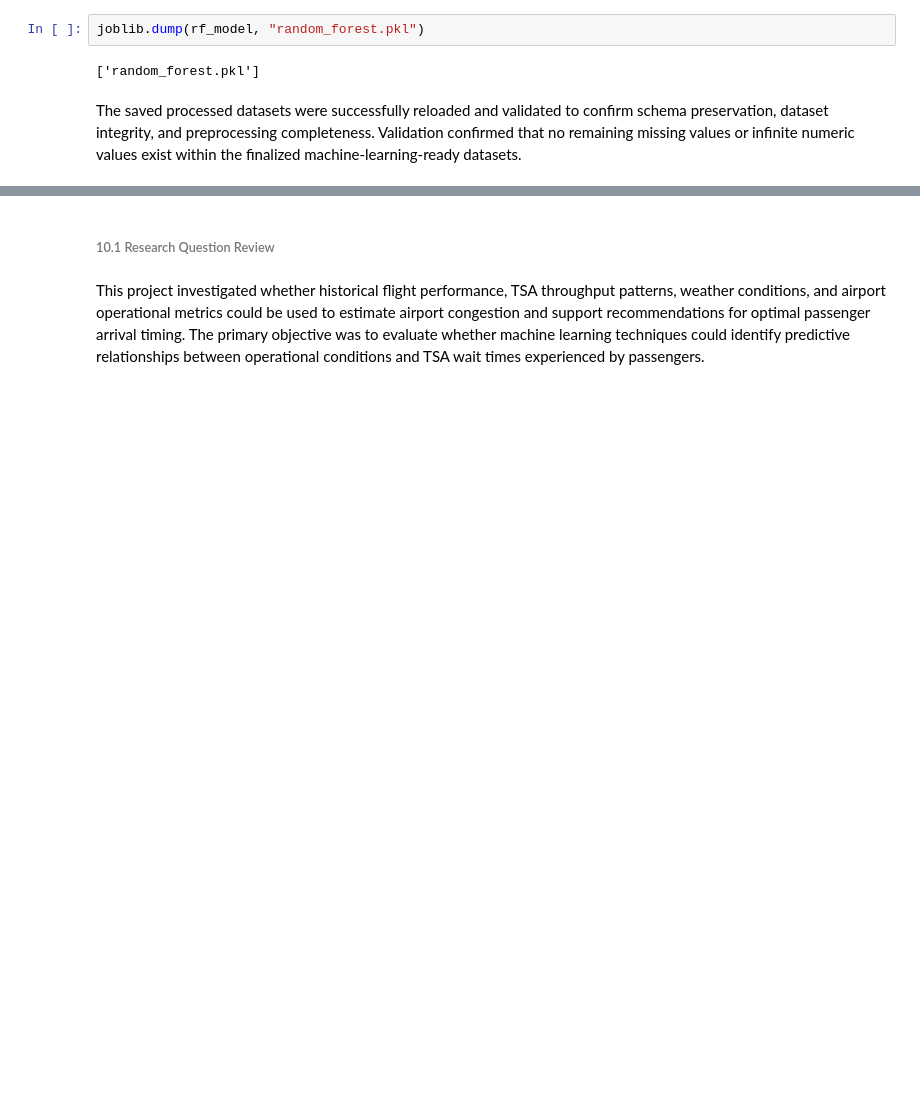
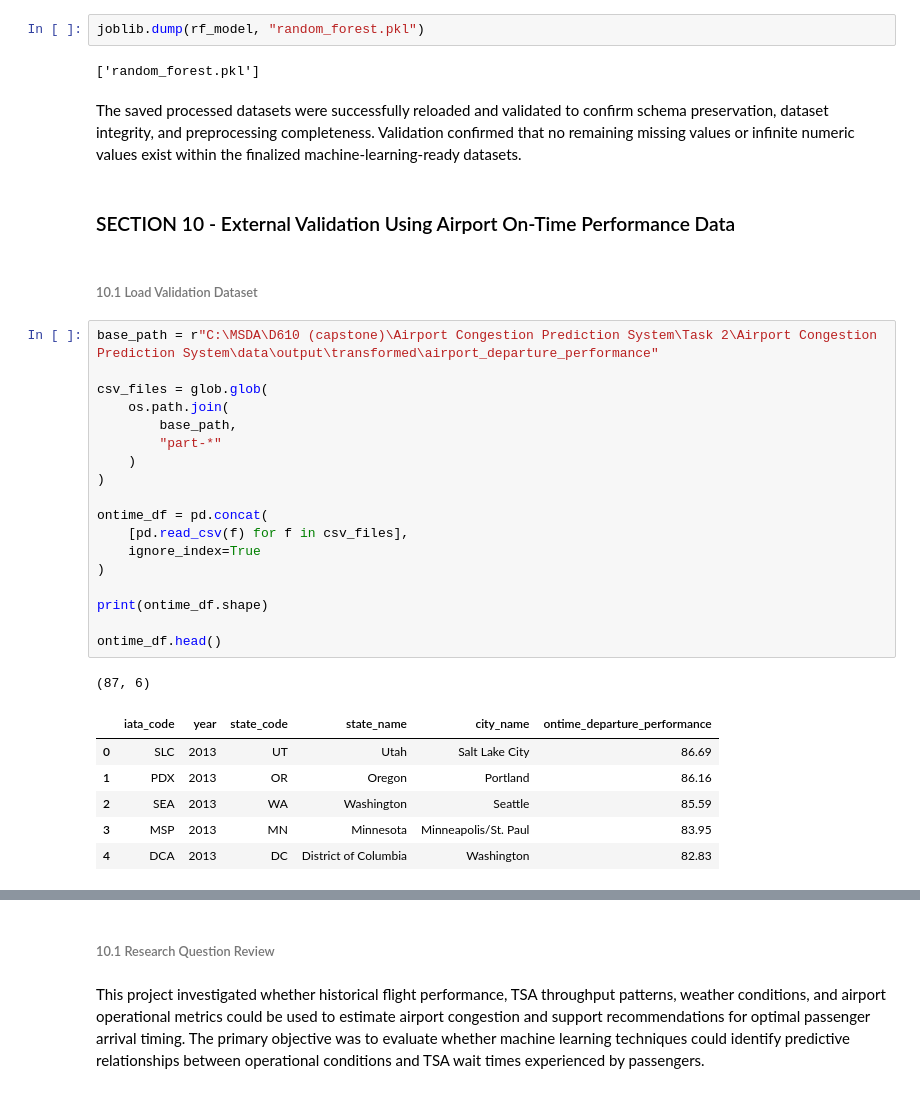
Before and after one commit to kevin-yuen/Airport_Congestion_Prediction_System, a Jupyter notebook: notebooks/02_modeling_pipeline.ipynb, the cells around one changed output, grey strips where cells are left out. Drawn from its saved outputs; the diff is of its cells as text; blank space fills up the shorter version.

```diff
--- a/notebooks/02_modeling_pipeline.ipynb
+++ b/notebooks/02_modeling_pipeline.ipynb
@@ -1119,3 +1121,33 @@ joblib.dump(rf_model, "random_forest.pkl")
 ['random_forest.pkl']
 # %% [markdown]
 The saved processed datasets were successfully reloaded and validated to confirm schema preservation, dataset integrity, and preprocessing completeness. Validation confirmed that no remaining missing values or infinite numeric values exist within the finalized machine-learning-ready datasets.
+# %% [markdown]
+### SECTION 10 - External Validation Using Airport On-Time Performance Data
+# %% [markdown]
+###### 10.1 Load Validation Dataset
+# %%
+base_path = r"C:\MSDA\D610 (capstone)\Airport Congestion Prediction System\Task 2\Airport Congestion Prediction System\data\output\transformed\airport_departure_performance"
+
+csv_files = glob.glob(
+    os.path.join(
+        base_path,
+        "part-*"
+    )
+)
+
+ontime_df = pd.concat(
+    [pd.read_csv(f) for f in csv_files],
+    ignore_index=True
+)
+
+print(ontime_df.shape)
+
+ontime_df.head()
+# %% [output]
+(87, 6)
+|  | iata_code | year | state_code | state_name | city_name | ontime_departure_performance |
+| 0 | SLC | 2013 | UT | Utah | Salt Lake City | 86.69 |
+| 1 | PDX | 2013 | OR | Oregon | Portland | 86.16 |
+| 2 | SEA | 2013 | WA | Washington | Seattle | 85.59 |
+| 3 | MSP | 2013 | MN | Minnesota | Minneapolis/St. Paul | 83.95 |
+| 4 | DCA | 2013 | DC | District of Columbia | Washington | 82.83 |
```
Also changed, not shown: parts of 43 cells of this notebook, 3 other files.
